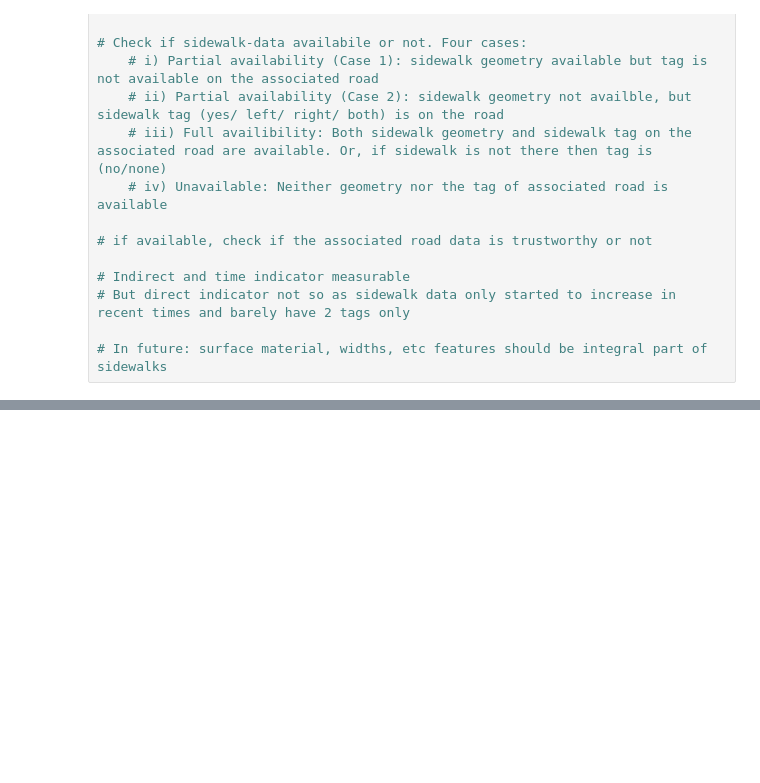
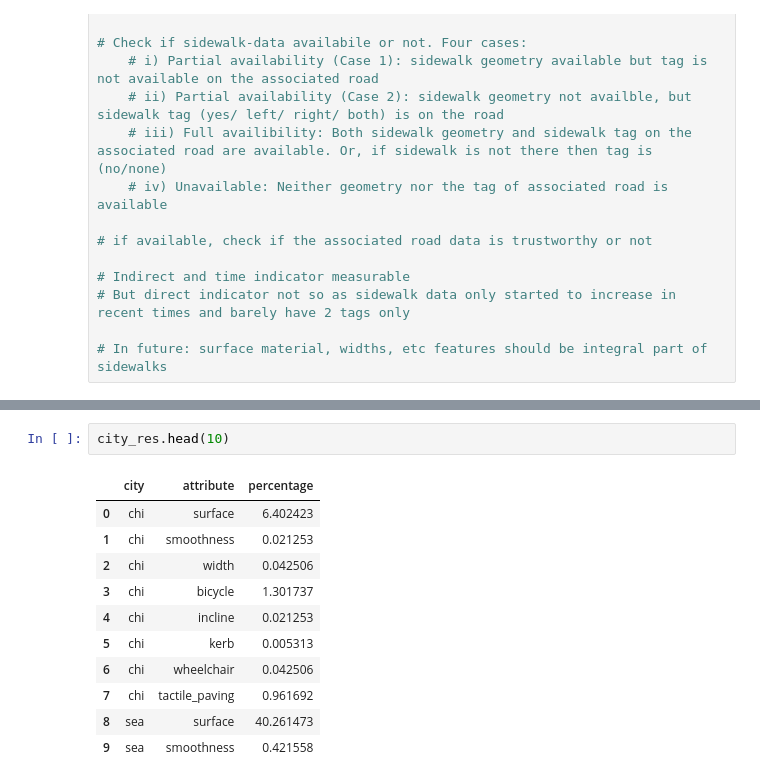
Before and after one commit to komar41/crowdsourcing-and-sidewalk-data, a Jupyter notebook: 1-extract-direct-indicators.ipynb, the cells around one changed output, grey strips where cells are left out. Saved outputs shown, nothing was run; the diff lists cells and outputs as text; blank space fills up the shorter version.

```diff
--- a/1-extract-direct-indicators.ipynb
+++ b/1-extract-direct-indicators.ipynb
@@ -48,0 +114,14 @@ stats
+# %%
+city_res.head(10)
+# %% [output]
+|  | city | attribute | percentage |
+| 0 | chi | surface | 6.402423 |
+| 1 | chi | smoothness | 0.021253 |
+| 2 | chi | width | 0.042506 |
+| 3 | chi | bicycle | 1.301737 |
+| 4 | chi | incline | 0.021253 |
+| 5 | chi | kerb | 0.005313 |
+| 6 | chi | wheelchair | 0.042506 |
+| 7 | chi | tactile_paving | 0.961692 |
+| 8 | sea | surface | 40.261473 |
+| 9 | sea | smoothness | 0.421558 |
```
Also changed, not shown: parts of 5 cells of this notebook, 5 other files.
